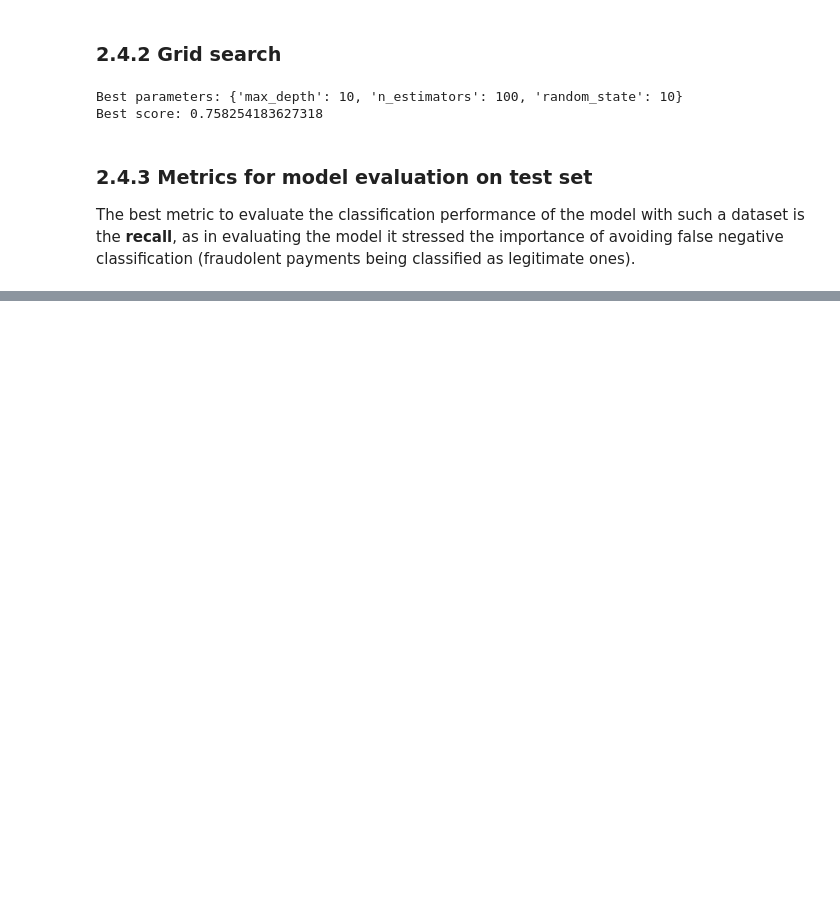
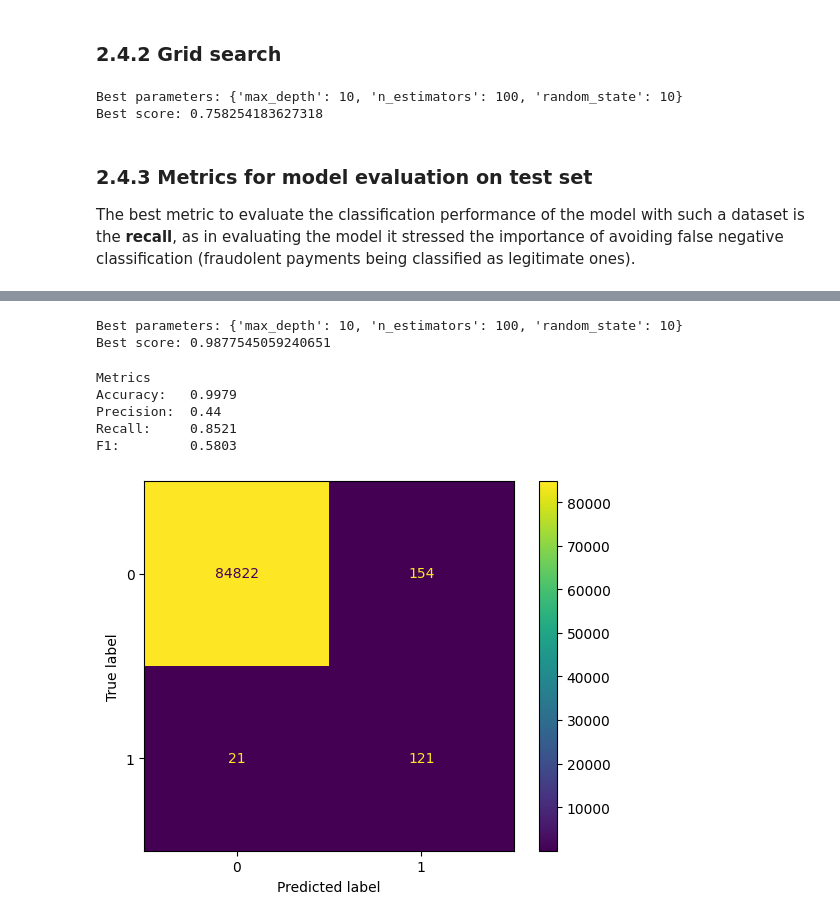
Before and after one commit to dariobrunelli/credit_card_fraud_detection, a Jupyter notebook: fraud_detection.ipynb, the cells around one changed output, grey strips where cells are left out. Cells and saved outputs as stored; diff of their text form; code cells hidden in the pictures; blank space fills up the shorter version.

```diff
--- a/fraud_detection.ipynb
+++ b/fraud_detection.ipynb
@@ -297,0 +488,12 @@ Accuracy:   0.9996
+# %%
+from imblearn.over_sampling import SMOTE
+
+X_train_SMOTE,  y_train_SMOTE = SMOTE(random_state=10).fit_resample(X_train, y_train)
+
+# Check the number of elements of each class to assess SMOTE
+print('Before SMOTE')
+print(f"Number of legitimate transactions: {len(y_train.loc[lambda x : x == 0])}")
+print(f"Number of fraudolent transactions: {len(y_train.loc[lambda x : x == 1])}\n")
+print('After SMOTE')
+print(f"Number of legitimate transactions: {len(y_train_SMOTE.loc[lambda x : x == 0])}")
+print(f"Number of fraudolent transactions: {len(y_train_SMOTE.loc[lambda x : x == 1])}")
@@ -297,0 +508,38 @@ Accuracy:   0.9996
+# %%
+# Gridsearch
+RFC_SMOTE_grid = GridSearchCV(RFC, param_grid=params, cv=KF, scoring='recall').fit(X_train_SMOTE, y_train_SMOTE)
+
+print('Best parameters:', RFC_SMOTE_grid.best_params_)
+print('Best score:', RFC_SMOTE_grid.best_score_)
+# %% [output]
+Best parameters: {'max_depth': 10, 'n_estimators': 100, 'random_state': 10}
+Best score: 0.9877545059240651
+# %%
+# Model prediction
+y_pred_SMOTE = RFC_SMOTE_grid.predict(X_test)
+# %%
+# Model evaluation
+conf_matrix_SMOTE = confusion_matrix(y_test, y_pred_SMOTE, labels=RFC_SMOTE_grid.classes_)
+
+Recall_SMOTE = recall_score(y_test, y_pred_SMOTE)
+Precision_SMOTE = precision_score(y_test, y_pred_SMOTE)
+F1_SMOTE = f1_score(y_test, y_pred_SMOTE)
+Accuracy_SMOTE = accuracy_score(y_test, y_pred_SMOTE)
+
+print('\nMetrics')
+print(f"Accuracy:   {round(Accuracy_SMOTE,4)}")
+print(f"Precision:  {round(Precision_SMOTE,4)}")
+print(f"Recall:     {round(Recall_SMOTE,4)}")
+print(f"F1:         {round(F1_SMOTE,4)}\n\n")
+
+
+disp = ConfusionMatrixDisplay(confusion_matrix=conf_matrix_SMOTE,  display_labels=RFC_SMOTE_grid.classes_)
+disp.plot()
+plt.show()
+# %% [output]
+Metrics
+Accuracy:   0.9979
+Precision:  0.44
+Recall:     0.8521
+F1:         0.5803
+[figure, added]
```
Also changed, not shown: parts of 43 cells of this notebook.
